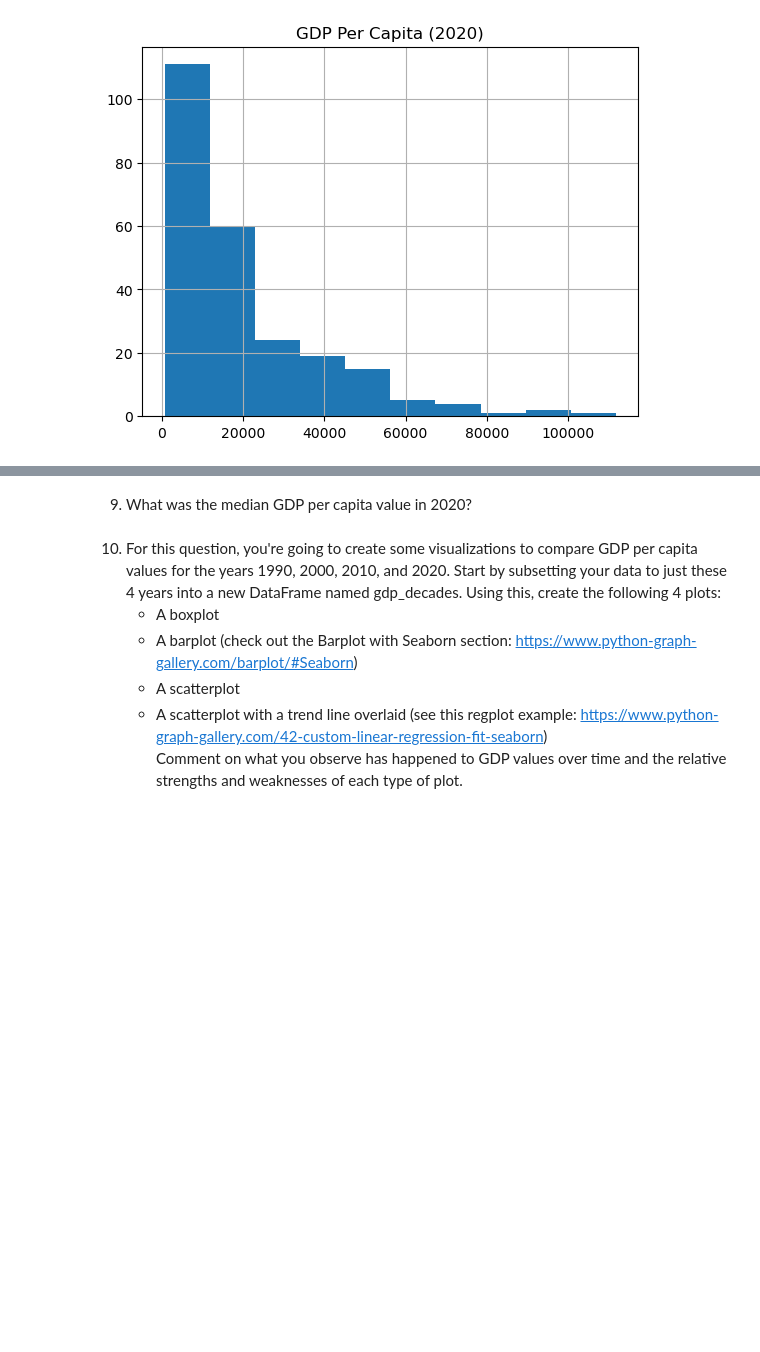
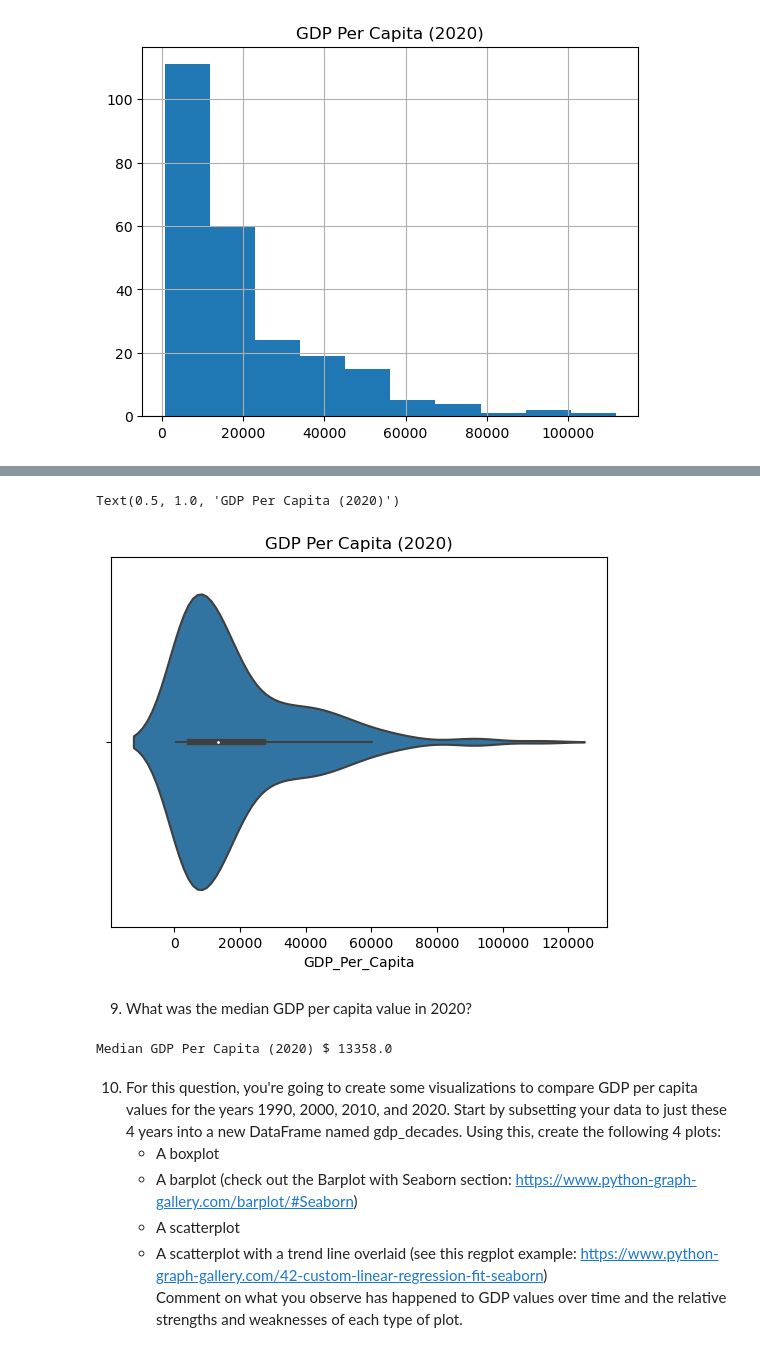
Before and after one commit to NSS-Data-Analytics-Cohort-10/gdp-and-internet-usage-emmydoore, a Jupyter notebook: notebooks/gdp-and-internet-usage.ipynb, the cells around one changed output, grey strips where cells are left out. Drawn from its saved outputs; the diff is of its cells as text; code cells hidden in the pictures; blank space fills up the shorter version.

```diff
--- a/notebooks/gdp-and-internet-usage.ipynb
+++ b/notebooks/gdp-and-internet-usage.ipynb
@@ -154,7 +164,17 @@ plt.show()
 # %%
 #violin plot
+sns.violinplot(x='GDP_Per_Capita',data=gdp_2020)
+plt.title('GDP Per Capita (2020)')
+# %% [output]
+Text(0.5, 1.0, 'GDP Per Capita (2020)')
+[figure, added]
 # %% [markdown]
 9. What was the median GDP per capita value in 2020?
+# %%
+median_gdp_2020=gdp_2020['GDP_Per_Capita'].median()
+print('Median GDP Per Capita (2020) $',round(median_gdp_2020,2))
+# %% [output]
+Median GDP Per Capita (2020) $ 13358.0
 # %% [markdown]
 10. For this question, you're going to create some visualizations to compare GDP per capita values for the years 1990, 2000, 2010, and 2020. Start by subsetting your data to just these 4 years into a new DataFrame named gdp_decades. Using this, create the following 4 plots:
 	* A boxplot
```
Also changed, not shown: parts of 7 cells of this notebook.
